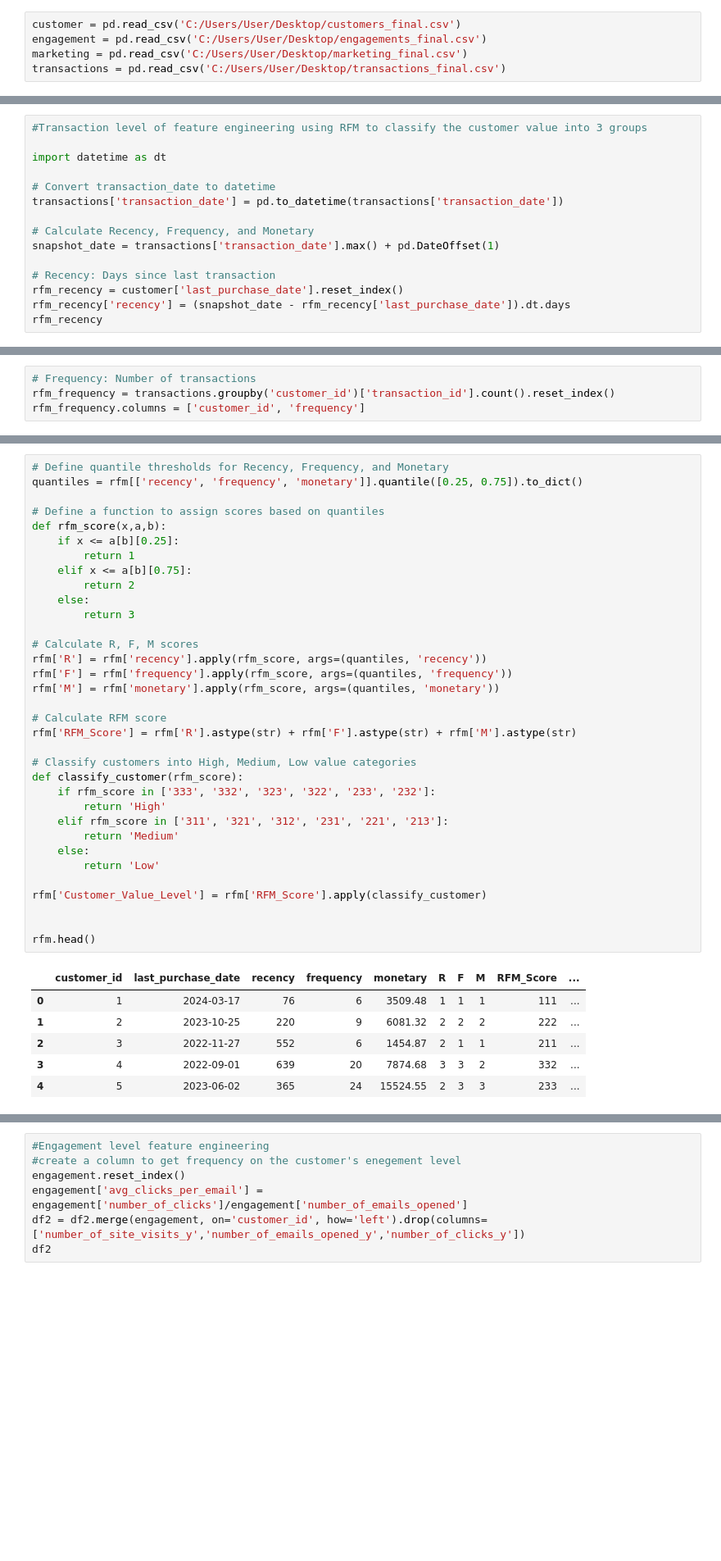
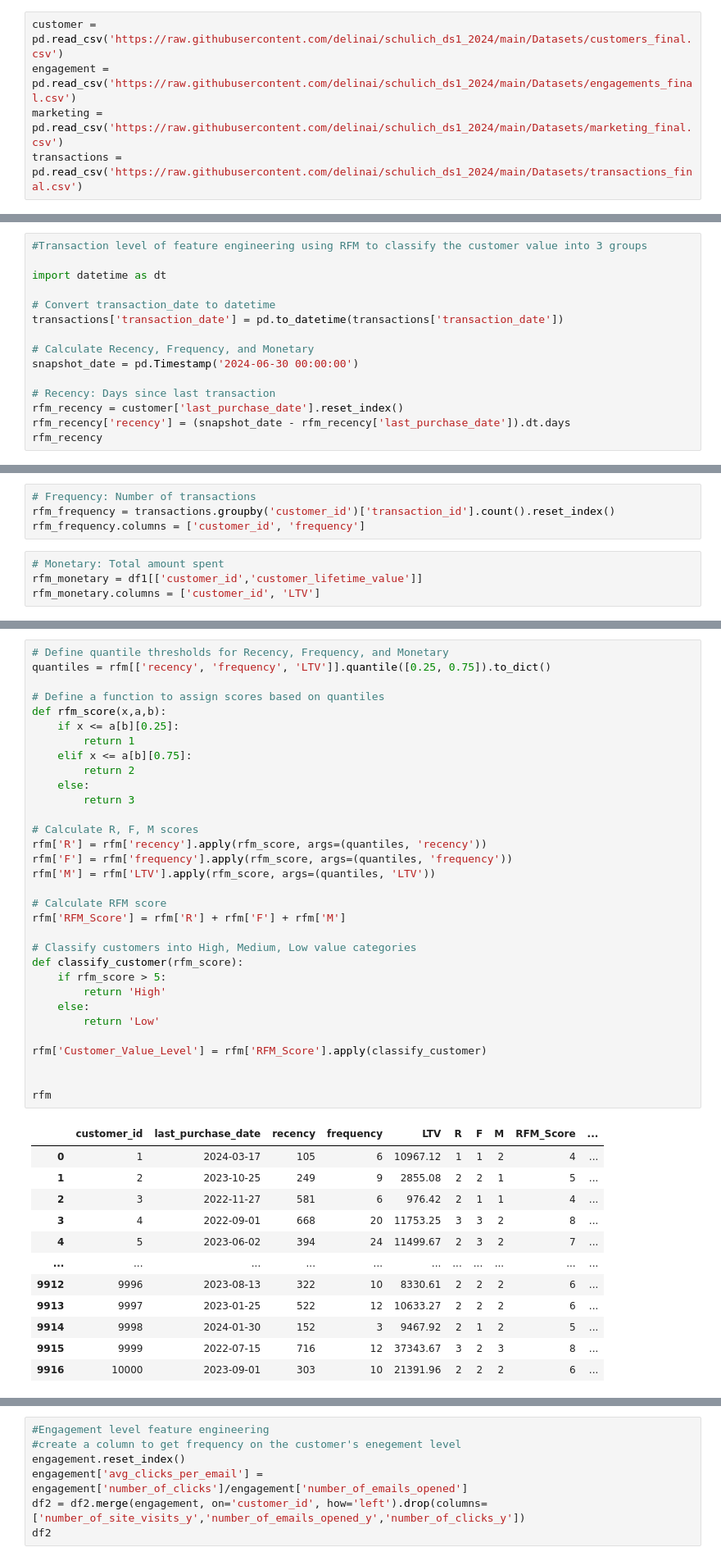
Before and after one commit to qmdismnp/Schulich_DS_MBAN, a Jupyter notebook: v3_assignment2.ipynb, the cells around one changed output, grey strips where cells are left out. Shown at 82% size. Saved outputs shown, nothing was run; the diff lists cells and outputs as text; blank space fills up the shorter version.

```diff
--- a/v3_assignment2.ipynb
+++ b/v3_assignment2.ipynb
@@ -17,10 +17,10 @@ Scenario: EcomX Retailers is a mid-sized online retail company specializing in e
 # %% [markdown]
 Objective: The objective of this assignment is to build and evaluate a machine learning model to predict the Customer Lifetime Value (CLV) of EcomX’s customers. You will need to identify and apply various data cleaning and preparation techniques, as well as select an appropriate model and evaluation criteria.
 # %%
-customer = pd.read_csv('C:/Users/User/Desktop/customers_final.csv')
-engagement = pd.read_csv('C:/Users/User/Desktop/engagements_final.csv')
-marketing = pd.read_csv('C:/Users/User/Desktop/marketing_final.csv')
-transactions = pd.read_csv('C:/Users/User/Desktop/transactions_final.csv')
+customer = pd.read_csv('https://raw.githubusercontent.com/delinai/schulich_ds1_2024/main/Datasets/customers_final.csv')
+engagement = pd.read_csv('https://raw.githubusercontent.com/delinai/schulich_ds1_2024/main/Datasets/engagements_final.csv')
+marketing = pd.read_csv('https://raw.githubusercontent.com/delinai/schulich_ds1_2024/main/Datasets/marketing_final.csv')
+transactions = pd.read_csv('https://raw.githubusercontent.com/delinai/schulich_ds1_2024/main/Datasets/transactions_final.csv')
 # %% [markdown]
 Data Cleaning (Missing Values)
 # %%
@@ -446,7 +446,7 @@ import datetime as dt
 transactions['transaction_date'] = pd.to_datetime(transactions['transaction_date'])
 
 # Calculate Recency, Frequency, and Monetary
-snapshot_date = transactions['transaction_date'].max() + pd.DateOffset(1)
+snapshot_date = pd.Timestamp('2024-06-30 00:00:00')
 
 # Recency: Days since last transaction
 rfm_recency = customer['last_purchase_date'].reset_index()
@@ -470,4 +470,8 @@ rfm_recency
 # Frequency: Number of transactions
 rfm_frequency = transactions.groupby('customer_id')['transaction_id'].count().reset_index()
 rfm_frequency.columns = ['customer_id', 'frequency']
+# %%
+# Monetary: Total amount spent
+rfm_monetary = df1[['customer_id','customer_lifetime_value']]
+rfm_monetary.columns = ['customer_id', 'LTV']
 # %%
@@ -489,41 +489,45 @@ rfm.head()
 # %%
 # Define quantile thresholds for Recency, Frequency, and Monetary
-quantiles = rfm[['recency', 'frequency', 'monetary']].quantile([0.25, 0.75]).to_dict()
+quantiles = rfm[['recency', 'frequency', 'LTV']].quantile([0.25, 0.75]).to_dict()
 
 # Define a function to assign scores based on quantiles
 def rfm_score(x,a,b):
     if x <= a[b][0.25]:
         return 1
     elif x <= a[b][0.75]:
         return 2
     else:
         return 3
 
 # Calculate R, F, M scores
 rfm['R'] = rfm['recency'].apply(rfm_score, args=(quantiles, 'recency'))
 rfm['F'] = rfm['frequency'].apply(rfm_score, args=(quantiles, 'frequency'))
-rfm['M'] = rfm['monetary'].apply(rfm_score, args=(quantiles, 'monetary'))
+rfm['M'] = rfm['LTV'].apply(rfm_score, args=(quantiles, 'LTV'))
 
 # Calculate RFM score
-rfm['RFM_Score'] = rfm['R'].astype(str) + rfm['F'].astype(str) + rfm['M'].astype(str)
+rfm['RFM_Score'] = rfm['R'] + rfm['F'] + rfm['M']
 
 # Classify customers into High, Medium, Low value categories
 def classify_customer(rfm_score):
-    if rfm_score in ['333', '332', '323', '322', '233', '232']:
+    if rfm_score > 5:
         return 'High'
-    elif rfm_score in ['311', '321', '312', '231', '221', '213']:
-        return 'Medium'
     else:
         return 'Low'
 
 rfm['Customer_Value_Level'] = rfm['RFM_Score'].apply(classify_customer)
 
 
-rfm.head()
+rfm
 # %% [output]
-|  | customer_id | last_purchase_date | recency | frequency | monetary | R | F | M | RFM_Score | ... |
-| 0 | 1 | 2024-03-17 | 76 | 6 | 3509.48 | 1 | 1 | 1 | 111 | ... |
-| 1 | 2 | 2023-10-25 | 220 | 9 | 6081.32 | 2 | 2 | 2 | 222 | ... |
-| 2 | 3 | 2022-11-27 | 552 | 6 | 1454.87 | 2 | 1 | 1 | 211 | ... |
-| 3 | 4 | 2022-09-01 | 639 | 20 | 7874.68 | 3 | 3 | 2 | 332 | ... |
-| 4 | 5 | 2023-06-02 | 365 | 24 | 15524.55 | 2 | 3 | 3 | 233 | ... |
+|  | customer_id | last_purchase_date | recency | frequency | LTV | R | F | M | RFM_Score | ... |
+| 0 | 1 | 2024-03-17 | 105 | 6 | 10967.12 | 1 | 1 | 2 | 4 | ... |
+| 1 | 2 | 2023-10-25 | 249 | 9 | 2855.08 | 2 | 2 | 1 | 5 | ... |
+| 2 | 3 | 2022-11-27 | 581 | 6 | 976.42 | 2 | 1 | 1 | 4 | ... |
+| 3 | 4 | 2022-09-01 | 668 | 20 | 11753.25 | 3 | 3 | 2 | 8 | ... |
+| 4 | 5 | 2023-06-02 | 394 | 24 | 11499.67 | 2 | 3 | 2 | 7 | ... |
+| ... | ... | ... | ... | ... | ... | ... | ... | ... | ... | ... |
+| 9912 | 9996 | 2023-08-13 | 322 | 10 | 8330.61 | 2 | 2 | 2 | 6 | ... |
+| 9913 | 9997 | 2023-01-25 | 522 | 12 | 10633.27 | 2 | 2 | 2 | 6 | ... |
+| 9914 | 9998 | 2024-01-30 | 152 | 3 | 9467.92 | 2 | 1 | 2 | 5 | ... |
+| 9915 | 9999 | 2022-07-15 | 716 | 12 | 37343.67 | 3 | 2 | 3 | 8 | ... |
+| 9916 | 10000 | 2023-09-01 | 303 | 10 | 21391.96 | 2 | 2 | 2 | 6 | ... |
```
Also changed, not shown: parts of 26 cells of this notebook, 1 other file.
